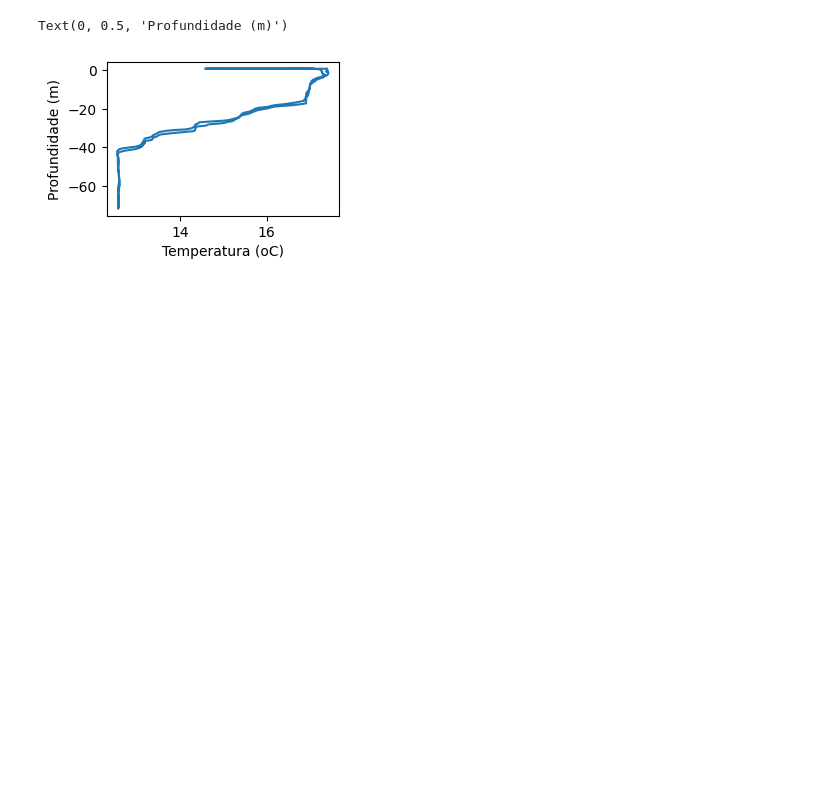
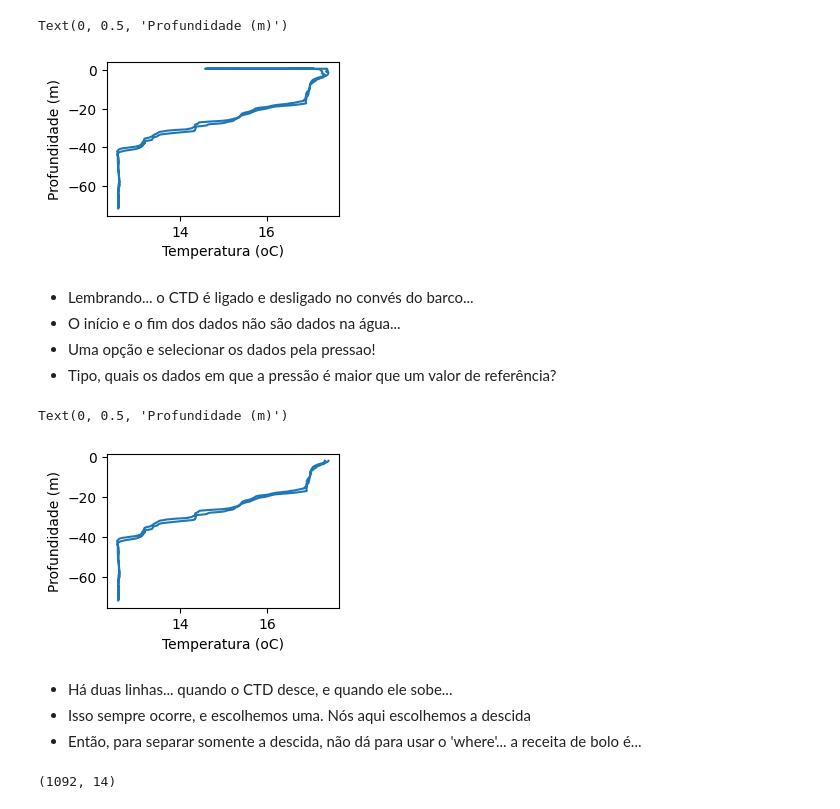
Before and after one commit to GutoSchettini/SNO2026_CTD, a Jupyter notebook: SNO_CTD_1.ipynb, the cells around one changed output. Cells and saved outputs as stored; diff of their text form; code cells hidden in the pictures; blank space fills up the shorter version.

```diff
--- a/SNO_CTD_1.ipynb
+++ b/SNO_CTD_1.ipynb
@@ -162,3 +202,39 @@ plt.ylabel('Profundidade (m)')
 # %% [output]
 Text(0, 0.5, 'Profundidade (m)')
 [figure]
+# %% [markdown]
+- Lembrando... o CTD é ligado e desligado no convés do barco...
+- O início e o fim dos dados não são dados na água...
+- Uma opção e selecionar os dados pela pressao!
+- Tipo, quais os dados em que a pressão é maior que um valor de referência?
+# %%
+pressao_referencia = 2 #dB
+idx = np.where(dados[:,0] > pressao_referencia)[0]
+
+plt.figure(figsize=(3,2))
+plt.plot(dados[idx,1], -dados[idx,0])
+plt.xlabel('Temperatura (oC)')
+plt.ylabel('Profundidade (m)')
+# %% [output]
+Text(0, 0.5, 'Profundidade (m)')
+[figure, added]
+# %% [markdown]
+- Há duas linhas... quando o CTD desce, e quando ele sobe...
+- Isso sempre ocorre, e escolhemos uma. Nós aqui escolhemos a descida
+- Então, para separar somente a descida, não dá para usar o 'where'... a receita de bolo é...
+# %%
+pressao_referencia = 2 #dB
+
+dados_descida = []
+for i in range(len(dados)):
+    # testa para verificar se a pressão é maior que a referencia
+    if dados[i,0] > pressao_referencia:
+        # se for verdade, quardo em uma nova lista a linha dos dados
+        dados_descida.append(dados[i,:])
+        # e estabeleço uma nova referência, para pegar só pressão aumentando
+        pressao_referencia = dados[i,0]
+
+dados_descida = np.vstack(dados_descida)
+print(dados_descida.shape)
+# %% [output]
+(1092, 14)
```
Also changed, not shown: parts of 25 cells of this notebook, 1 other file.
